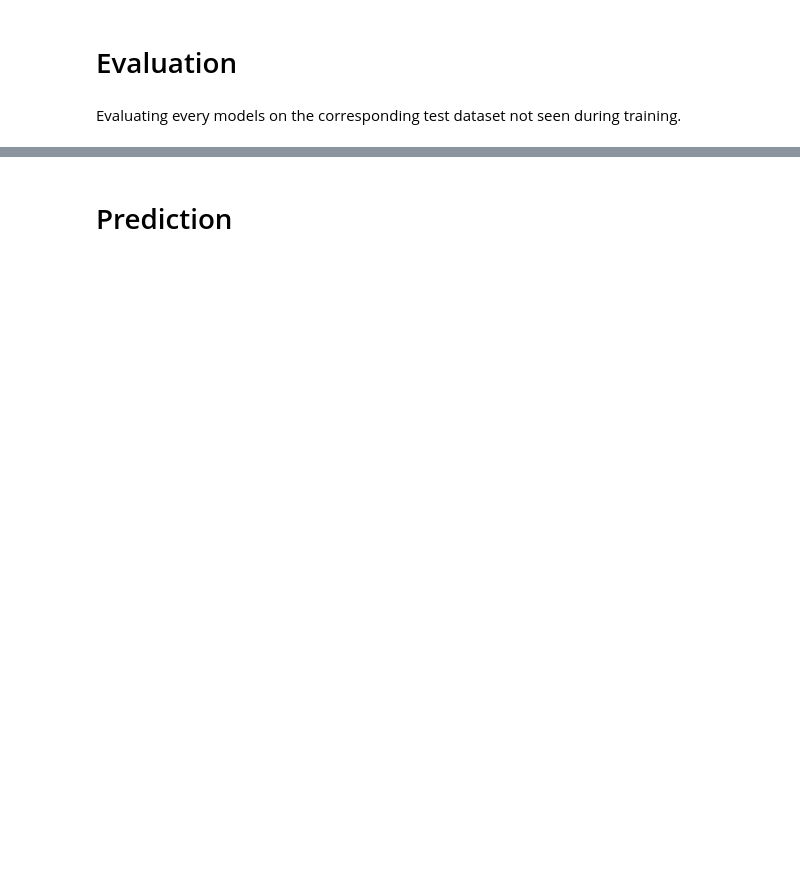
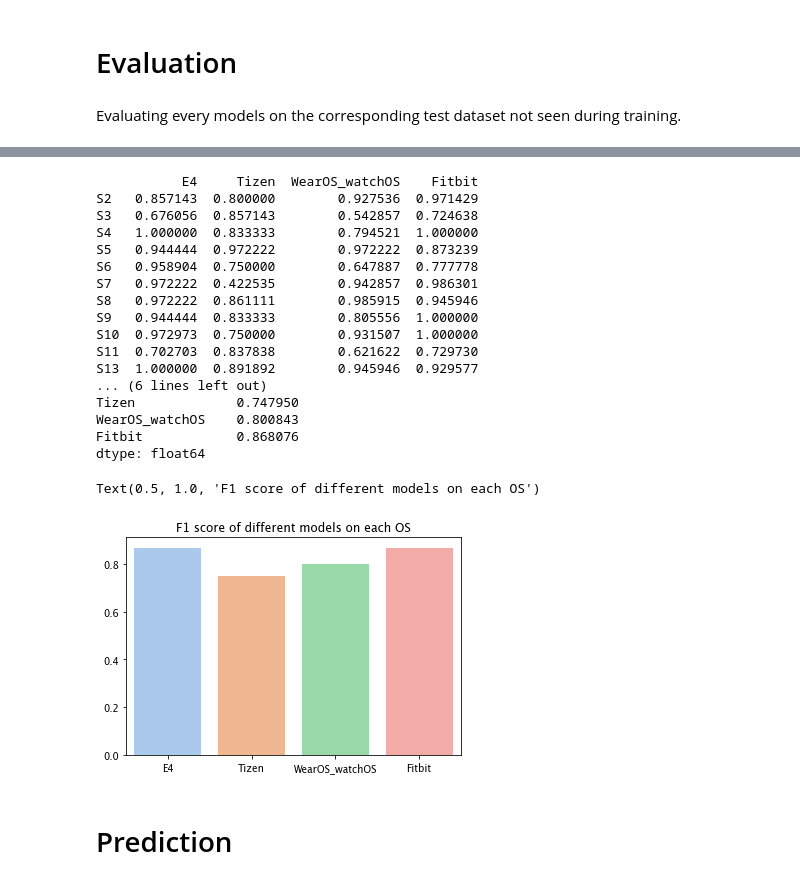
Before and after one commit to peasypi/Stress-Detection-From-Wearables, a Jupyter notebook: code/cnn.ipynb, the cells around one changed output, grey strips where cells are left out. Saved outputs shown, nothing was run; the diff lists cells and outputs as text; code cells hidden in the pictures; blank space fills up the shorter version.

```diff
--- a/code/cnn.ipynb
+++ b/code/cnn.ipynb
@@ -503,3 +545,28 @@ Text(0.5, 1.0, 'Average accuracy of different models on each OS')
+# %%
+# bar plot of the accuracy of the different loso models
+print(f'{df_os_scores_f1}\n')
+print(f'{df_os_scores_f1.mean()}\n')
+sns.barplot(x=df_os_scores_f1.keys(), y=df_os_scores_f1.mean(), palette='pastel').set_title(label='F1 score of different models on each OS')
+# %% [output]
+           E4     Tizen  WearOS_watchOS    Fitbit
+S2   0.857143  0.800000        0.927536  0.971429
+S3   0.676056  0.857143        0.542857  0.724638
+S4   1.000000  0.833333        0.794521  1.000000
+S5   0.944444  0.972222        0.972222  0.873239
+S6   0.958904  0.750000        0.647887  0.777778
+S7   0.972222  0.422535        0.942857  0.986301
+S8   0.972222  0.861111        0.985915  0.945946
+S9   0.944444  0.833333        0.805556  1.000000
+S10  0.972973  0.750000        0.931507  1.000000
+S11  0.702703  0.837838        0.621622  0.729730
+S13  1.000000  0.891892        0.945946  0.929577
+... (6 lines left out)
+Tizen             0.747950
+WearOS_watchOS    0.800843
+Fitbit            0.868076
+dtype: float64
+Text(0.5, 1.0, 'F1 score of different models on each OS')
+[figure, added]
 # %% [markdown]
 # Prediction
 # %%
```
Also changed, not shown: parts of 14 cells of this notebook, 6 other files.
